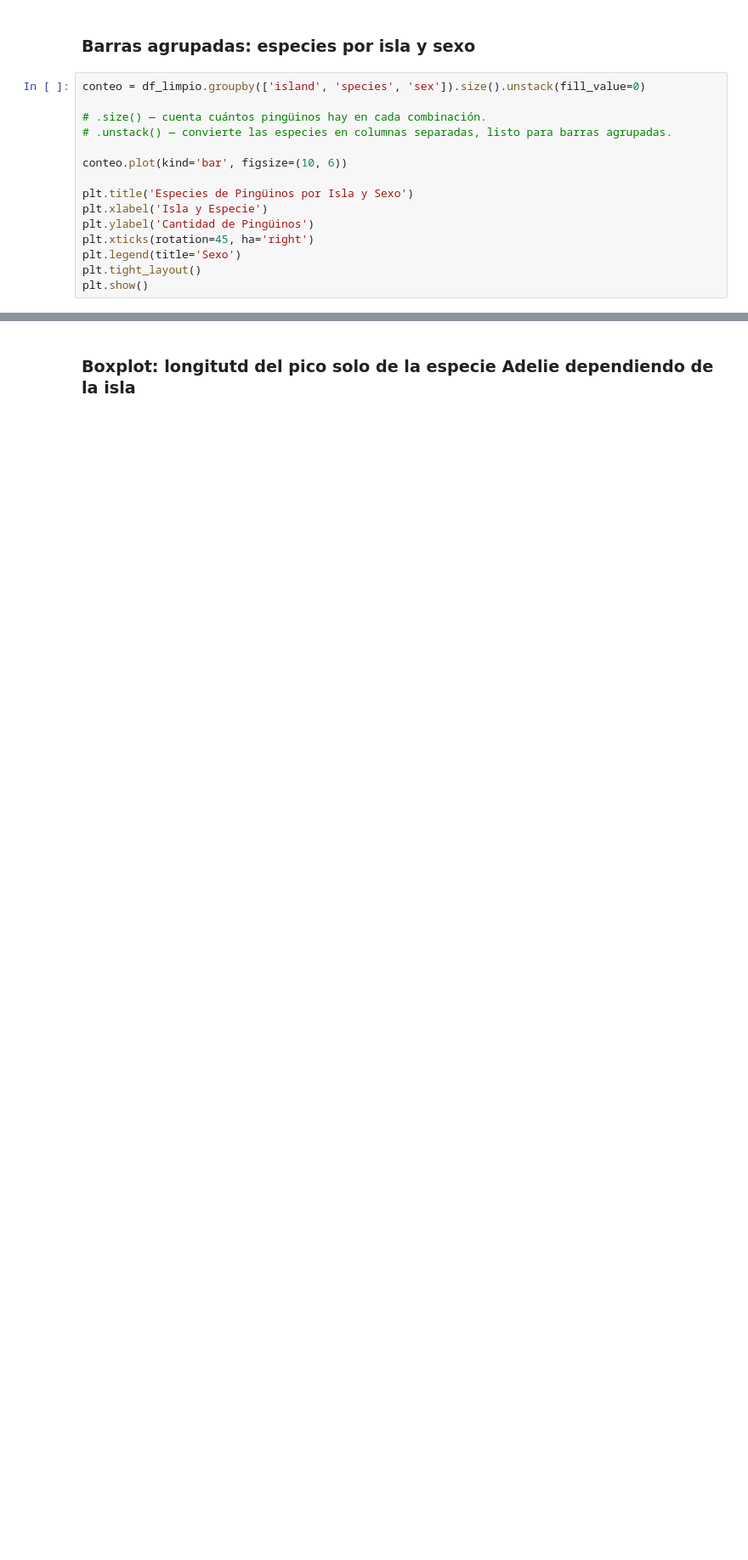
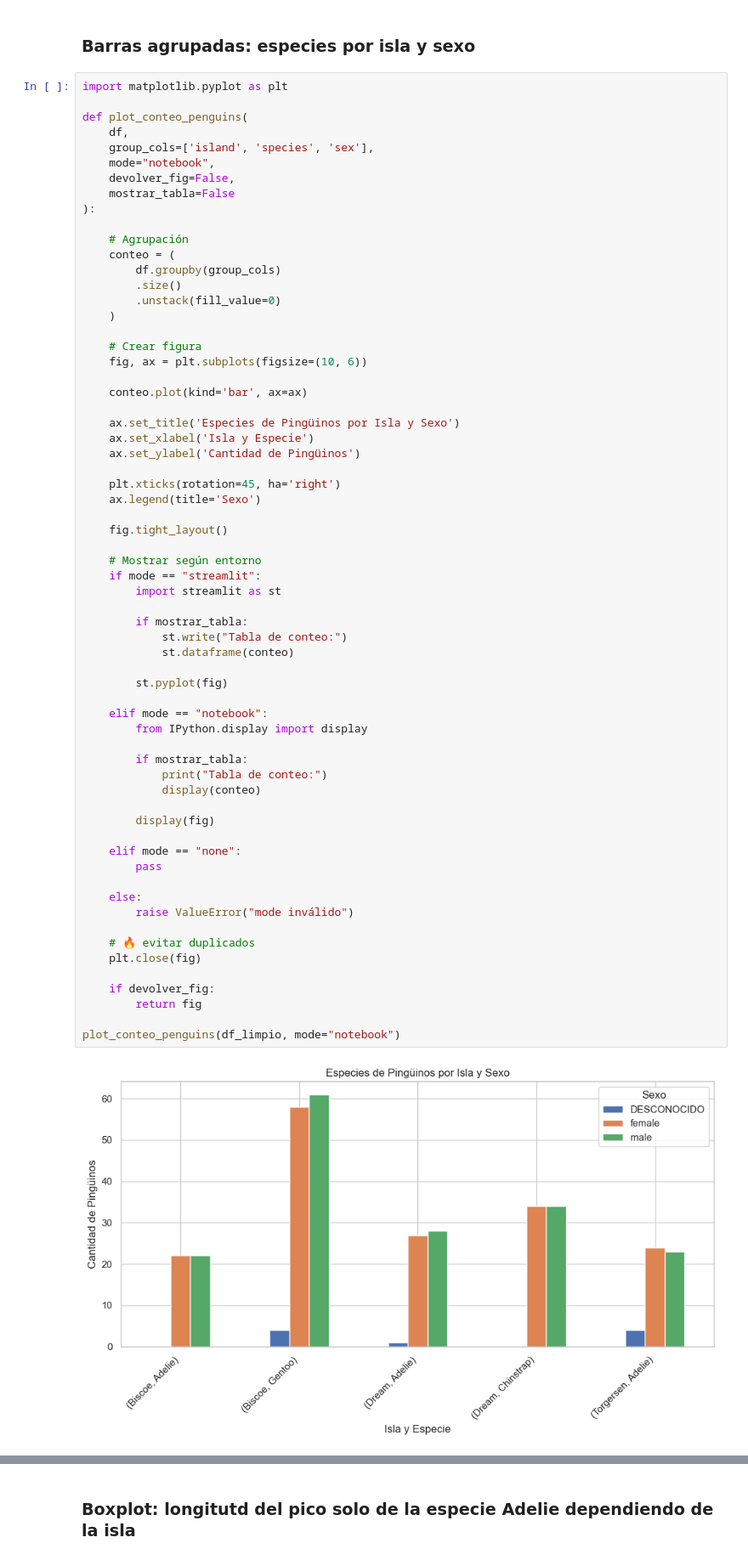
Before and after one commit to JosePuges/Proyecto-pinguino-Team-3, a Jupyter notebook: notebook/proyecto-curie-pinguinos.ipynb, the cells around one changed output, grey strips where cells are left out. Shown at 85% size. Cells and saved outputs as stored; diff of their text form; blank space fills up the shorter version.

```diff
--- a/notebook/proyecto-curie-pinguinos.ipynb
+++ b/notebook/proyecto-curie-pinguinos.ipynb
@@ -494,20 +1143,71 @@ Pearson solo detecta relaciones lineales. Si alguna relación es curvilínea, el
 # %% [markdown]
 ### Barras agrupadas: especies por isla y sexo
 # %%
-conteo = df_limpio.groupby(['island', 'species', 'sex']).size().unstack(fill_value=0)
+import matplotlib.pyplot as plt
 
-# .size() — cuenta cuántos pingüinos hay en cada combinación.
-# .unstack() — convierte las especies en columnas separadas, listo para barras agrupadas.
+def plot_conteo_penguins(
+    df,
+    group_cols=['island', 'species', 'sex'],
+    mode="notebook",
+    devolver_fig=False,
+    mostrar_tabla=False
+):
 
-conteo.plot(kind='bar', figsize=(10, 6))
+    # Agrupación
+    conteo = (
+        df.groupby(group_cols)
+        .size()
+        .unstack(fill_value=0)
+    )
 
-plt.title('Especies de Pingüinos por Isla y Sexo')
-plt.xlabel('Isla y Especie')
-plt.ylabel('Cantidad de Pingüinos')
-plt.xticks(rotation=45, ha='right')
-plt.legend(title='Sexo')
-plt.tight_layout()
-plt.show()
+    # Crear figura
+    fig, ax = plt.subplots(figsize=(10, 6))
+
+    conteo.plot(kind='bar', ax=ax)
+
+    ax.set_title('Especies de Pingüinos por Isla y Sexo')
+    ax.set_xlabel('Isla y Especie')
+    ax.set_ylabel('Cantidad de Pingüinos')
+
+    plt.xticks(rotation=45, ha='right')
+    ax.legend(title='Sexo')
+
+    fig.tight_layout()
+
+    # Mostrar según entorno
+    if mode == "streamlit":
+        import streamlit as st
+
+        if mostrar_tabla:
+            st.write("Tabla de conteo:")
+            st.dataframe(conteo)
+
+        st.pyplot(fig)
+
+    elif mode == "notebook":
+        from IPython.display import display
+
+        if mostrar_tabla:
+            print("Tabla de conteo:")
+            display(conteo)
+
+        display(fig)
+
+    elif mode == "none":
+        pass
+
+    else:
+        raise ValueError("mode inválido")
+
+    # 🔥 evitar duplicados
+    plt.close(fig)
+
+    if devolver_fig:
+        return fig
+
+plot_conteo_penguins(df_limpio, mode="notebook")
+# %% [output]
+[figure, added]
 # %% [markdown]
 **1. Evidencia**
 Biscoe alberga principalmente Gentoo, Torgersen solo Adelie, y Dream tiene Adelie y Chinstrap. La distribución entre machos y hembras es equilibrada en todas las combinaciones.
```
Also changed, not shown: parts of 11 cells of this notebook, 11 other files.
